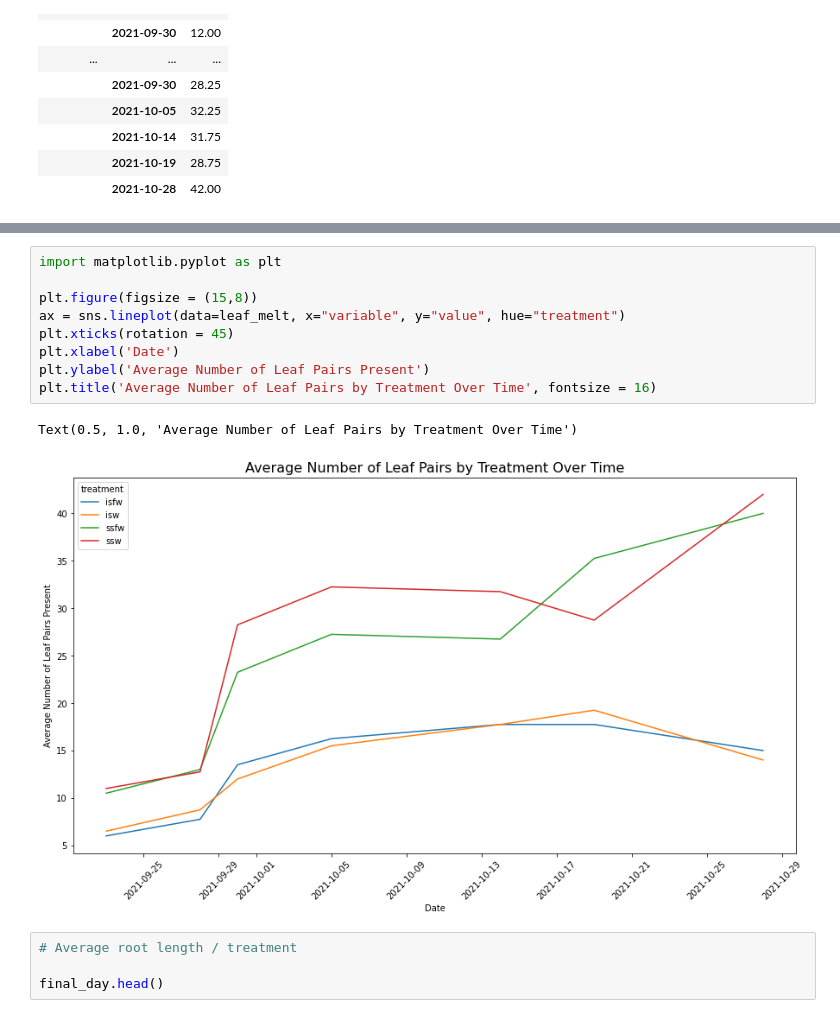
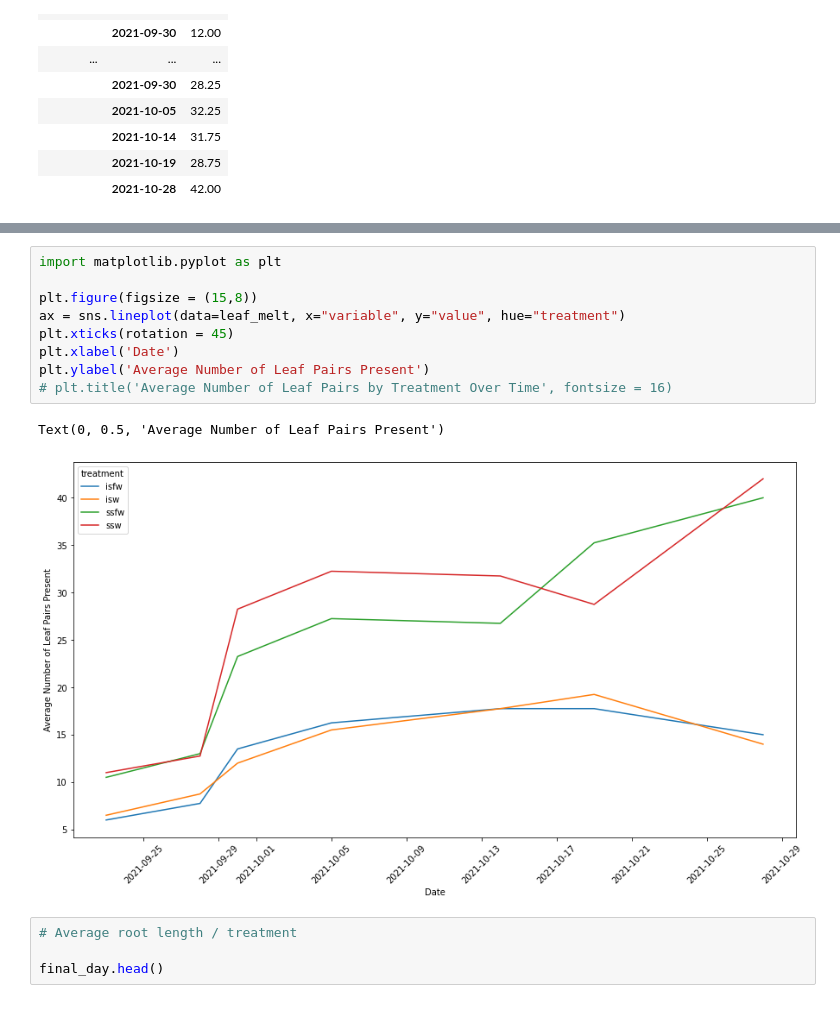
Before and after one commit to Travis-Simmons/Plant_A_P, a Jupyter notebook: figures.ipynb, the cells around one changed output, grey strips where cells are left out. Drawn from its saved outputs; the diff is of its cells as text.

```diff
--- a/figures.ipynb
+++ b/figures.ipynb
@@ -143,15 +138,15 @@ sns.lineplot(data=leaf_melt, x="variable", y="value", hue="treatment")
 # %%
 import matplotlib.pyplot as plt
 
 plt.figure(figsize = (15,8))
 ax = sns.lineplot(data=leaf_melt, x="variable", y="value", hue="treatment")
 plt.xticks(rotation = 45)
 plt.xlabel('Date')
 plt.ylabel('Average Number of Leaf Pairs Present')
-plt.title('Average Number of Leaf Pairs by Treatment Over Time', fontsize = 16)
+# plt.title('Average Number of Leaf Pairs by Treatment Over Time', fontsize = 16)
 # %% [output]
-Text(0.5, 1.0, 'Average Number of Leaf Pairs by Treatment Over Time')
+Text(0, 0.5, 'Average Number of Leaf Pairs Present')
-[figure, old version]
+[figure, new version]
 # %%
 # Average root length / treatment
 
```
Also changed, not shown: parts of 7 cells of this notebook, 1 other file.
